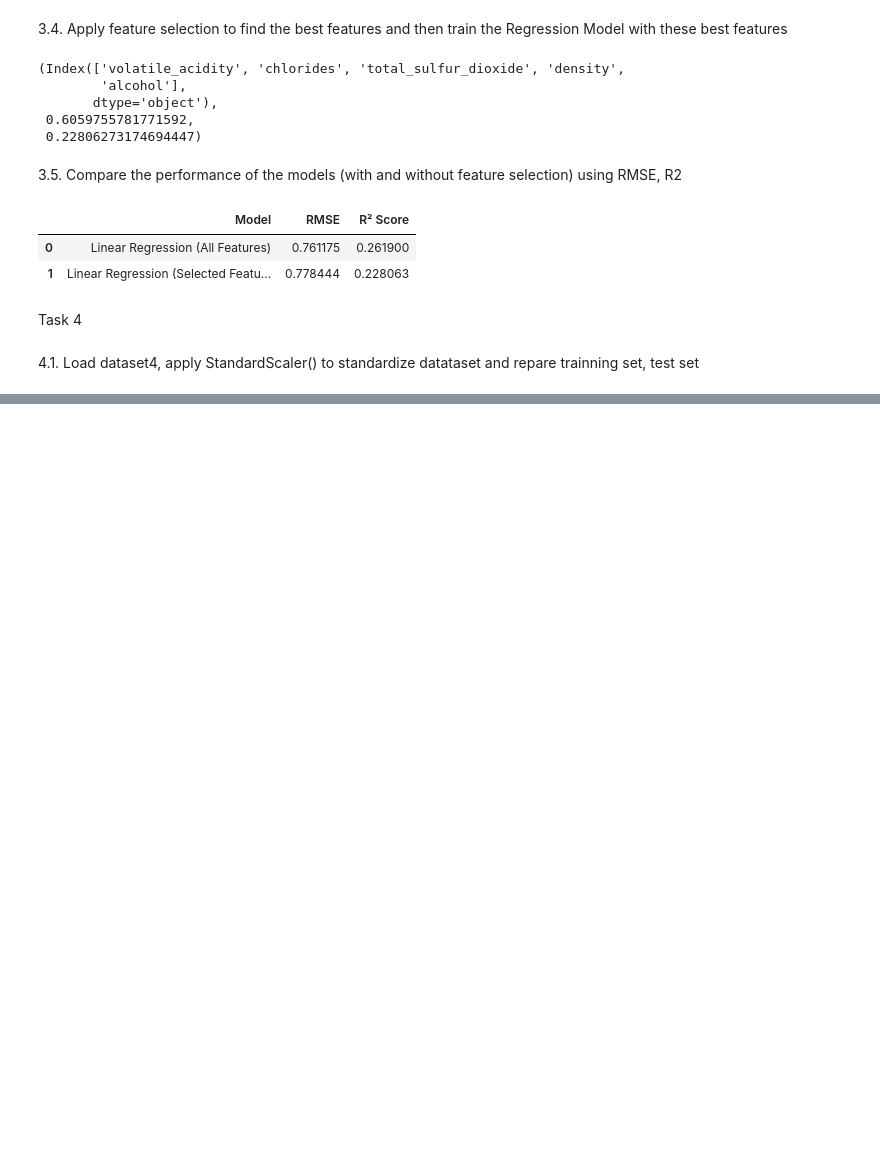
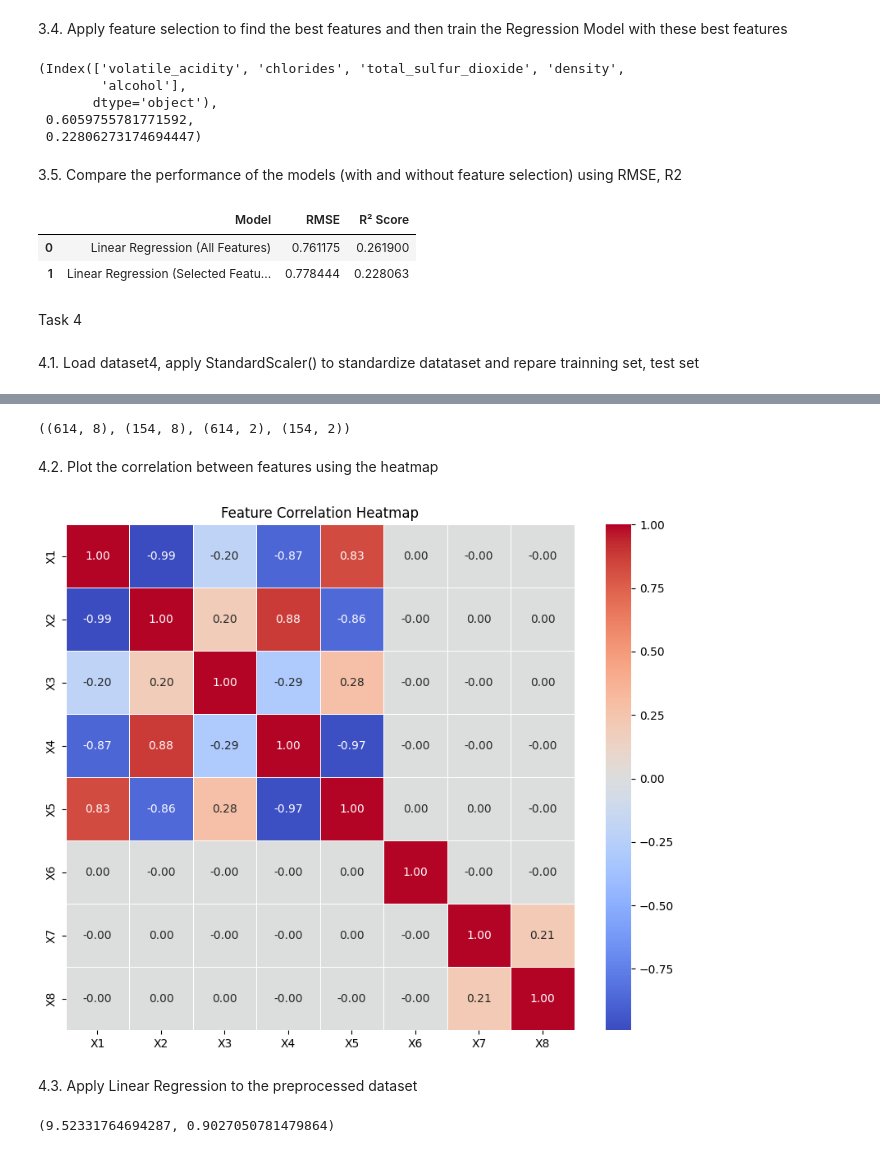
Before and after one commit to vinhbui123/machine_learning, a Jupyter notebook: lab3.ipynb, the cells around one changed output, grey strips where cells are left out. Saved outputs shown, nothing was run; the diff lists cells and outputs as text; code cells hidden in the pictures; blank space fills up the shorter version.

```diff
--- a/lab3.ipynb
+++ b/lab3.ipynb
@@ -430,0 +443,57 @@ test set
+# %%
+# Separate features (X) and target variables (Y)
+X = df.iloc[:, :-2]  # Select columns X1 to X8
+Y = df.iloc[:, -2:]  # Select columns Y1 and Y2
+
+# Standardize the features
+scaler = StandardScaler()
+X_scaled = scaler.fit_transform(X)
+
+# Split into training (80%) and test set (20%)
+X_train, X_test, Y_train, Y_test = train_test_split(X_scaled, Y, test_size=0.2, random_state=42)
+
+# Display dataset shapes
+X_train.shape, X_test.shape, Y_train.shape, Y_test.shape
+# %% [output]
+((614, 8), (154, 8), (614, 2), (154, 2))
+# %% [markdown]
+4.2. Plot the correlation between features using the heatmap
+# %%
+# Compute correlation matrix
+corr_matrix = df.iloc[:, :-2].corr()
+
+# Plot heatmap
+plt.figure(figsize=(10, 8))
+sns.heatmap(corr_matrix, annot=True, cmap="coolwarm", fmt=".2f", linewidths=0.5)
+plt.title("Feature Correlation Heatmap")
+plt.show()
+# %% [output]
+[figure, added]
+# %% [markdown]
+4.3. Apply Linear Regression to the preprocessed dataset
+# %%
+# Separate features (X) and target variables (Y)
+X = df.iloc[:, :-2]  # Select columns X1 to X8
+Y = df.iloc[:, -2:]  # Select columns Y1 and Y2
+
+# Standardize the features
+scaler = StandardScaler()
+X_scaled = scaler.fit_transform(X)
+
+# Split into training (80%) and test set (20%)
+X_train, X_test, Y_train, Y_test = train_test_split(X_scaled, Y, test_size=0.2, random_state=42)
+
+# Apply Linear Regression
+model = LinearRegression()
+model.fit(X_train, Y_train)
+
+# Make predictions
+Y_pred = model.predict(X_test)
+
+# Evaluate the model
+mse = mean_squared_error(Y_test, Y_pred)
+r2 = r2_score(Y_test, Y_pred)
+
+mse, r2
+# %% [output]
+(9.52331764694287, 0.9027050781479864)
```
Also changed, not shown: parts of 7 cells of this notebook.
